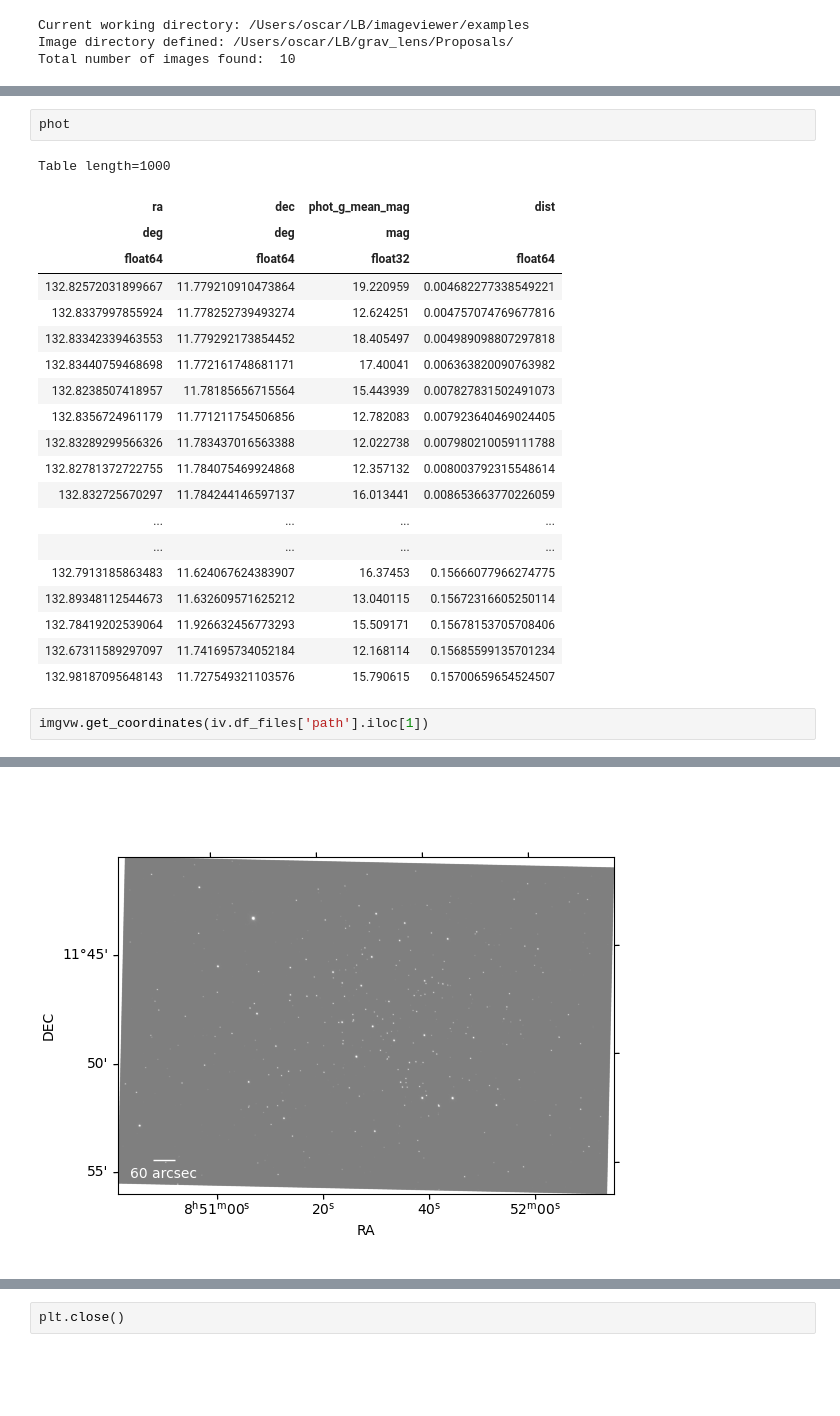
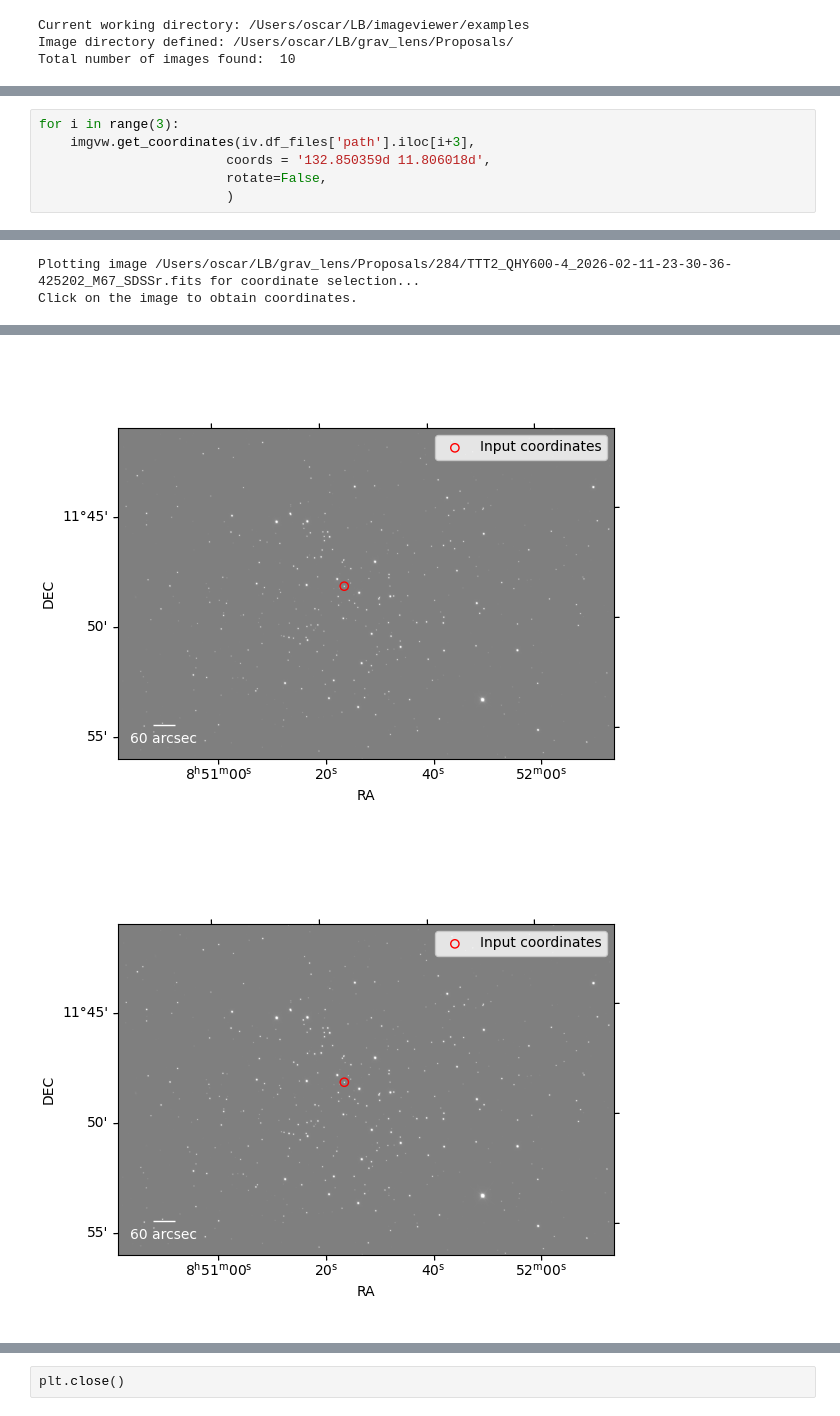
Before and after one commit to oscar-s-p/imageviewer, a Jupyter notebook: examples/photometry.ipynb, the cells around one changed output, grey strips where cells are left out. Drawn from its saved outputs; the diff is of its cells as text; blank space fills up the shorter version.

Commit message:
Small fix (single star coordinates still gives weird results sometimes...)

```diff
--- a/examples/photometry.ipynb
+++ b/examples/photometry.ipynb
@@ -86,26 +98,7 @@ INFO: Query finished. [astroquery.utils.tap.core]
-# %%
-phot
-# %% [output]
-Table length=1000
-| ra | dec | phot_g_mean_mag | dist |
-| deg | deg | mag |  |
-| float64 | float64 | float32 | float64 |
-| 132.82572031899667 | 11.779210910473864 | 19.220959 | 0.004682277338549221 |
-| 132.8337997855924 | 11.778252739493274 | 12.624251 | 0.004757074769677816 |
-| 132.83342339463553 | 11.779292173854452 | 18.405497 | 0.004989098807297818 |
-| 132.83440759468698 | 11.772161748681171 | 17.40041 | 0.006363820090763982 |
-| 132.8238507418957 | 11.78185656715564 | 15.443939 | 0.007827831502491073 |
-| 132.8356724961179 | 11.771211754506856 | 12.782083 | 0.007923640469024405 |
-| 132.83289299566326 | 11.783437016563388 | 12.022738 | 0.007980210059111788 |
-| 132.82781372722755 | 11.784075469924868 | 12.357132 | 0.008003792315548614 |
-| 132.832725670297 | 11.784244146597137 | 16.013441 | 0.008653663770226059 |
-| ... | ... | ... | ... |
-| ... | ... | ... | ... |
-| 132.7913185863483 | 11.624067624383907 | 16.37453 | 0.15666077966274775 |
-| 132.89348112544673 | 11.632609571625212 | 13.040115 | 0.15672316605250114 |
-| 132.78419202539064 | 11.926632456773293 | 15.509171 | 0.15678153705708406 |
-| 132.67311589297097 | 11.741695734052184 | 12.168114 | 0.15685599135701234 |
-| 132.98187095648143 | 11.727549321103576 | 15.790615 | 0.15700659654524507 |
 # %%
-imgvw.get_coordinates(iv.df_files['path'].iloc[1])
+for i in range(3):
+    imgvw.get_coordinates(iv.df_files['path'].iloc[i+3],
+                        coords = '132.850359d 11.806018d',
+                        rotate=False,
+                        )
 # %% [output]
@@ -114,0 +111,2 @@ Click on the image to obtain coordinates.
+Plotting image /Users/oscar/LB/grav_lens/Proposals/284/TTT2_QHY600-4_2026-02-11-23-30-36-425202_M67_SDSSr.fits for coordinate selection...
+Click on the image to obtain coordinates.
@@ -115 +114,2 @@ Click on the image to obtain coordinates.
-[figure, old version]
+[figure, new version]
+[figure, added]
```
Also changed, not shown: parts of 9 cells of this notebook, 2 other files.
